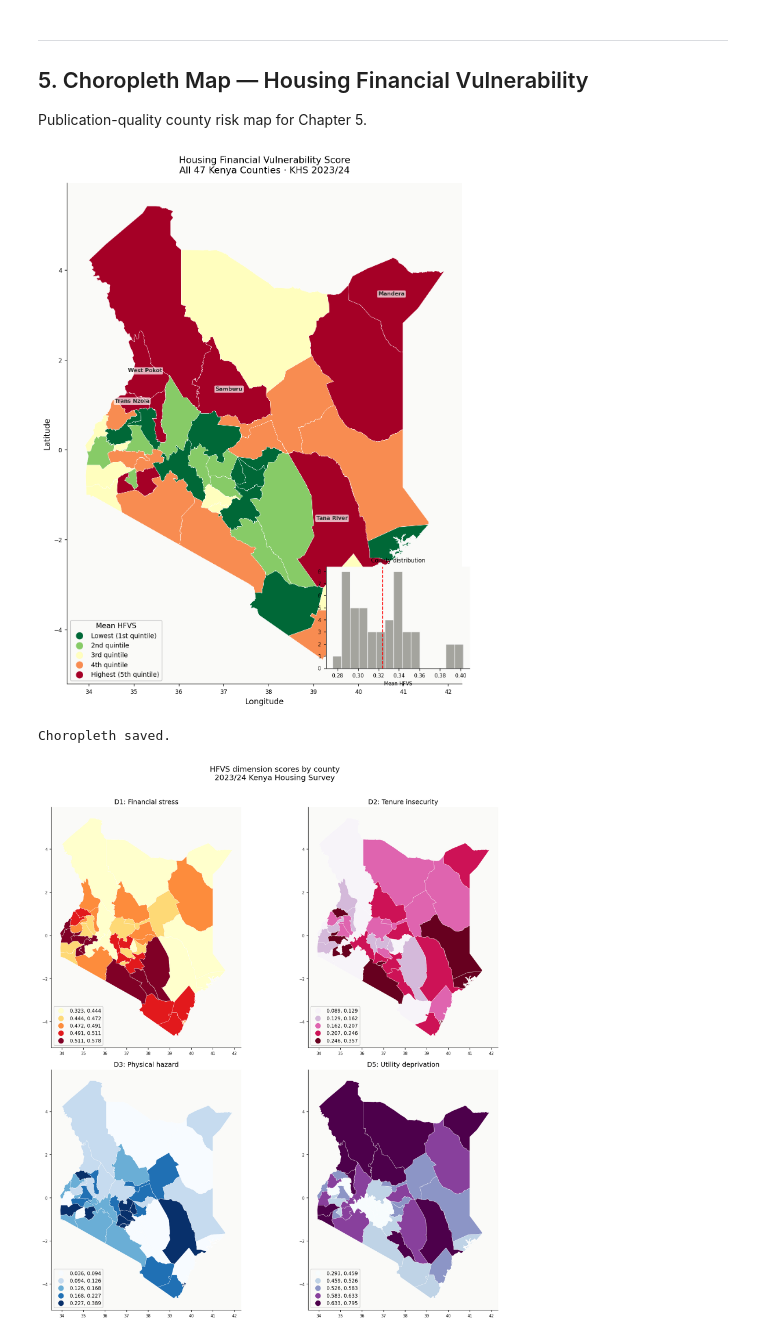
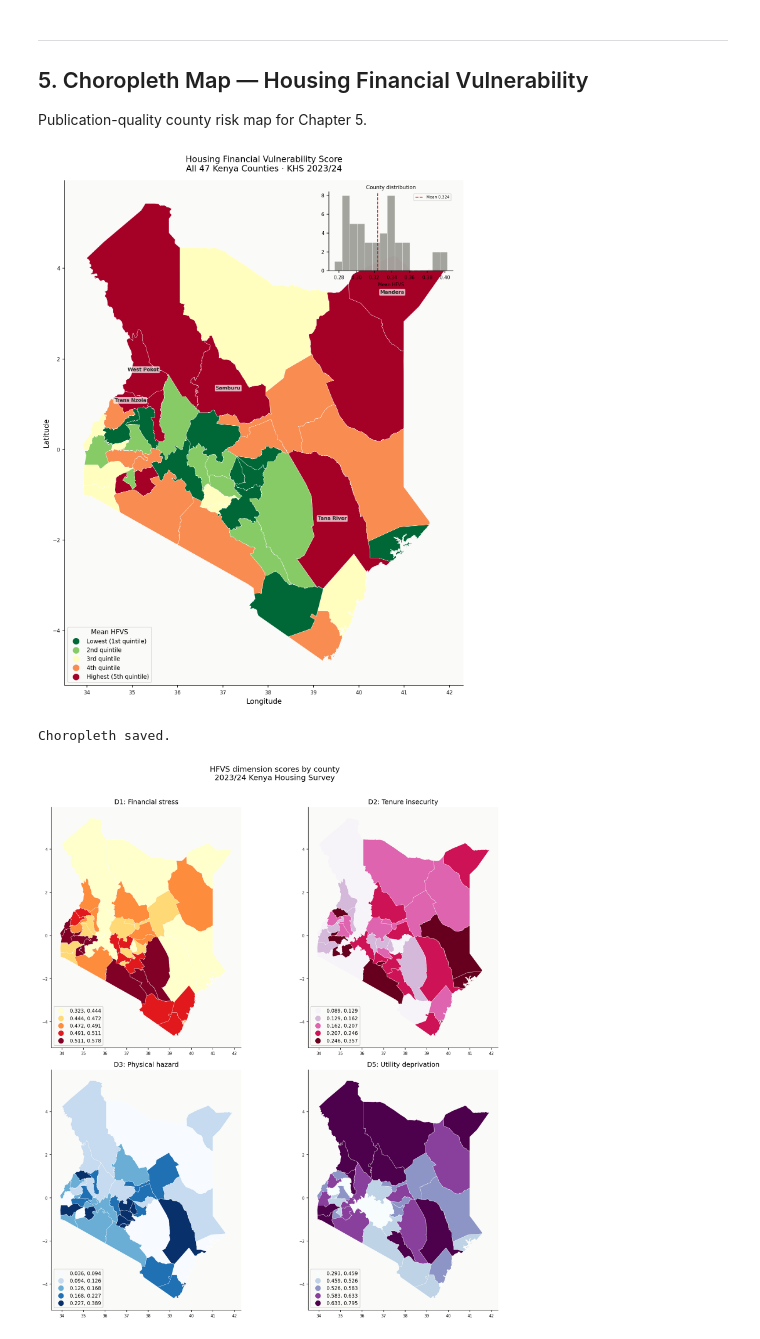
Before and after one commit to VAL-Jerono/KHS_housing_dissertation, a Jupyter notebook: notebooks/04_county_risk_mapping.ipynb, the cells around one changed output. Saved outputs shown, nothing was run; the diff lists cells and outputs as text; code cells hidden in the pictures.

Commit message:
County risk mapping — choropleth, IRA validation, OLS, spatial residuals, weighting robustness

```diff
--- a/notebooks/04_county_risk_mapping.ipynb
+++ b/notebooks/04_county_risk_mapping.ipynb
@@ -551,14 +551,12 @@ Publication-quality county risk map for Chapter 5.
 from mapclassify import NaturalBreaks, Quantiles, FisherJenks
 
 # ── 5.1 Single-panel choropleth ────────────────────────────────────────
-fig, ax = plt.subplots(1, 1, figsize=(10, 11))
+fig, ax = plt.subplots(1, 1, figsize=(11, 12))
 ax.set_aspect('equal')
 
-# Use Quantiles classification for county-level data
-# (natural breaks can obscure gradation when outliers dominate)
 kenya_merged.plot(
     column      = 'mean_hfvs',
-    cmap        = 'RdYlGn_r',   # red = high risk, green = low risk
+    cmap        = 'RdYlGn_r',
     scheme      = 'quantiles',
     k           = 5,
     linewidth   = 0.4,
@@ -576,46 +574,60 @@ kenya_merged.plot(
     missing_kwds= {'color': '#DDDDDD', 'label': 'No data'},
 )
 
-# Annotate the top 5 most vulnerable counties
+# Annotate top 5 most vulnerable counties
 top5 = county_risk.head(5)
 for _, row in top5.iterrows():
     match = kenya_merged[kenya_merged['county_name'] == row['county_name']]
     if len(match) > 0:
         centroid = match.geometry.centroid.iloc[0]
         ax.annotate(
             row['county_name'],
             xy         = (centroid.x, centroid.y),
             fontsize   = 7.5,
             fontweight = '600',
             ha         = 'center',
             color      = '#2C2C2A',
             bbox       = dict(boxstyle='round,pad=0.2', fc='white', alpha=0.7, lw=0),
         )
 
 ax.set_title(
     'Housing Financial Vulnerability Score\nAll 47 Kenya Counties · KHS 2023/24',
     fontsize=13, fontweight='500', pad=14
 )
 ax.set_xlabel('Longitude')
 ax.set_ylabel('Latitude')
 ax.tick_params(labelsize=8)
 
-# Inset: national distribution
-ax_in = fig.add_axes([0.62, 0.08, 0.28, 0.18])
-ax_in.hist(county_risk['mean_hfvs'], bins=15, color='#888780', alpha=0.75, edgecolor='white')
-ax_in.axvline(national_mean_hfvs, color='red', linewidth=1.2, linestyle='--')
-ax_in.set_title('County distribution', fontsize=8)
+# ── Inset: top-right corner (empty space above northeast Kenya) ───────
+plt.tight_layout()
+fig.canvas.draw()
+
+ax_pos = ax.get_position()
+inset_w = 0.24
+inset_h = 0.14
+inset_x = ax_pos.x0 + ax_pos.width - inset_w - 0.02   # right-aligned with map
+inset_y = ax_pos.y0 + ax_pos.height - inset_h - 0.02  # top of map, just inside
+
+ax_in = fig.add_axes([inset_x, inset_y, inset_w, inset_h])
+ax_in.hist(county_risk['mean_hfvs'], bins=15, color='#888780',
+           alpha=0.75, edgecolor='white', linewidth=0.5)
+ax_in.axvline(national_mean_hfvs, color='red', linewidth=1.2,
+              linestyle='--', label=f'Mean {national_mean_hfvs:.3f}')
+ax_in.legend(fontsize=6, framealpha=0.7)
+ax_in.set_title('County distribution', fontsize=8, pad=4)
 ax_in.tick_params(labelsize=7)
 ax_in.set_xlabel('Mean HFVS', fontsize=7)
 ax_in.set_facecolor('#FAFAF8')
-for sp in ['top','right']: ax_in.spines[sp].set_visible(False)
+ax_in.patch.set_alpha(0.92)
+for sp in ['top', 'right']:
+    ax_in.spines[sp].set_visible(False)
 
-plt.tight_layout()
+
 plt.savefig(FIGS / '05a_county_hfvs_choropleth.png', dpi=200, bbox_inches='tight')
 plt.show()
 print("Choropleth saved.")
 # %% [output]
-[figure, old version]
+[figure, new version]
 Choropleth saved.
 # %%
 # ── 5.2 Four-panel dimension decomposition map ─────────────────────────
```
